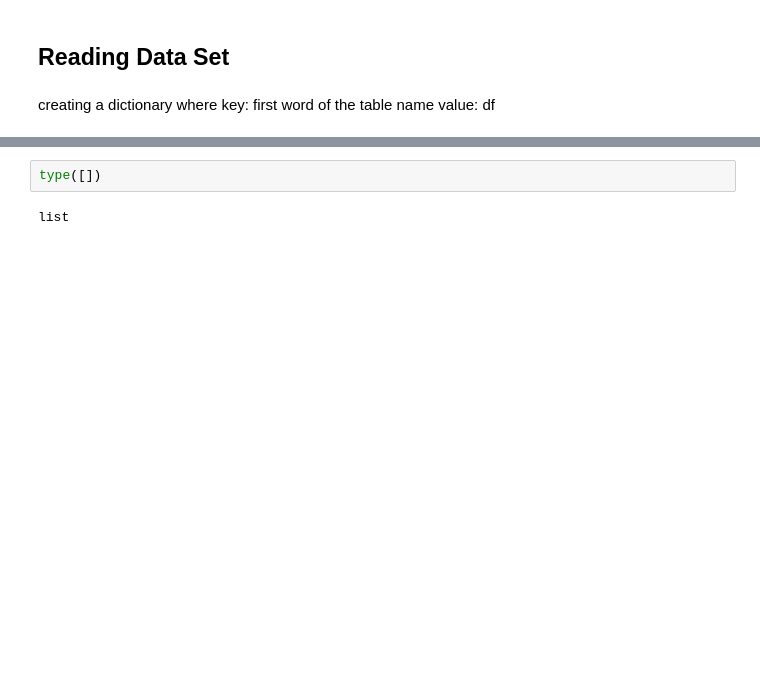
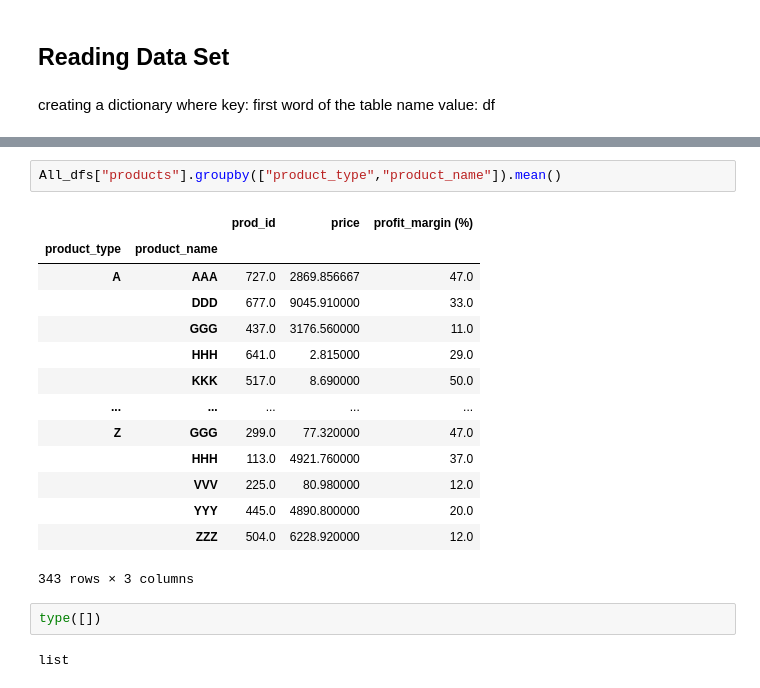
Before and after one commit to omargalal20/Supply-Chain-Data-Analysis, a Jupyter notebook: DataAnalysis.ipynb, the cells around one changed output, grey strips where cells are left out. Saved outputs shown, nothing was run; the diff lists cells and outputs as text; blank space fills up the shorter version.

```diff
--- a/DataAnalysis.ipynb
+++ b/DataAnalysis.ipynb
@@ -370,3 +369,20 @@ B
+# %%
+All_dfs["products"].groupby(["product_type","product_name"]).mean()
+# %% [output]
+|  |  | prod_id | price | profit_margin (%) |
+| product_type | product_name |  |  |  |
+| A | AAA | 727.0 | 2869.856667 | 47.0 |
+|  | DDD | 677.0 | 9045.910000 | 33.0 |
+|  | GGG | 437.0 | 3176.560000 | 11.0 |
+|  | HHH | 641.0 | 2.815000 | 29.0 |
+|  | KKK | 517.0 | 8.690000 | 50.0 |
+| ... | ... | ... | ... | ... |
+| Z | GGG | 299.0 | 77.320000 | 47.0 |
+|  | HHH | 113.0 | 4921.760000 | 37.0 |
+|  | VVV | 225.0 | 80.980000 | 12.0 |
+|  | YYY | 445.0 | 4890.800000 | 20.0 |
+|  | ZZZ | 504.0 | 6228.920000 | 12.0 |
+343 rows × 3 columns
 # %%
 type([])
 # %% [output]
```
Also changed, not shown: parts of 9 cells of this notebook, 18 other files.
